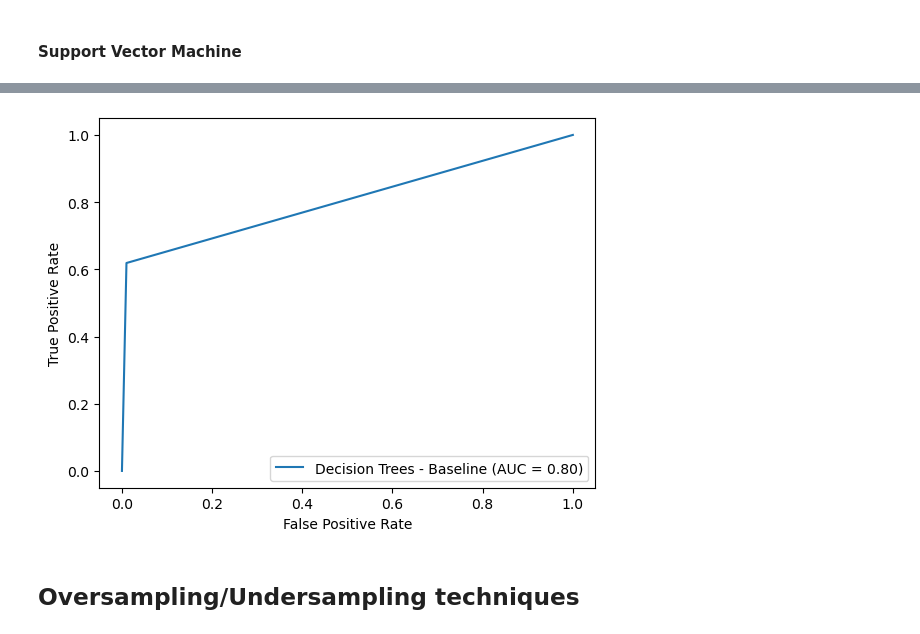
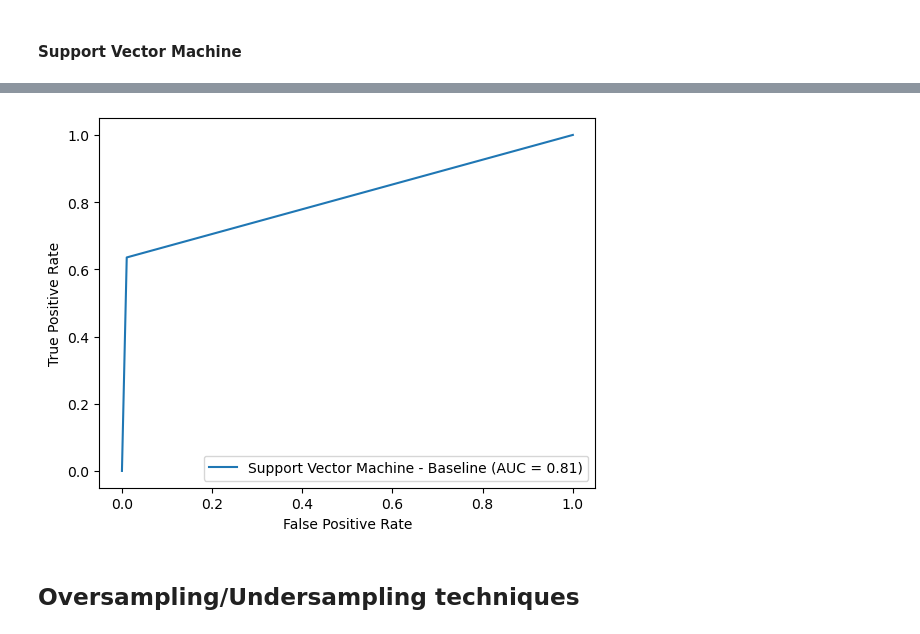
Before and after one commit to kiriakospapa/Text-Mining-Project, a Jupyter notebook: code.ipynb, the cells around one changed output, grey strips where cells are left out. Saved outputs shown, nothing was run; the diff lists cells and outputs as text; code cells hidden in the pictures.

Commit message:
changed to linear support vector machine

```diff
--- a/code.ipynb
+++ b/code.ipynb
@@ -335,11 +323,11 @@ plot_roc(y_test, dectrees_baseline_pred, "Decision Trees - Baseline")
 # %% [markdown]
 #### Support Vector Machine
 # %%
-from sklearn.svm import SVC
+from sklearn.svm import LinearSVC
 
 # Define the pipeline
 pipe = Pipeline([('vectorize', training_vectorizer),
-                 ('clf', SVC())]) # The default is 100. With 100 iterations we didn't reach to convergence.
+                 ('clf', LinearSVC())])
 # Train the pipeline
 pipe.fit(X_train['description'].values.astype('U'), y_train)
 # %% [output]
@@ -352,8 +349,8 @@ print(classification_report(y_test, svm_baseline_pred))
 # %%
 # Get the roc score and plot the roc curve
-plot_roc(y_test, dectrees_baseline_pred, "Support Vector Machine - Baseline")
+plot_roc(y_test, svm_baseline_pred, "Support Vector Machine - Baseline")
 # %% [output]
-[figure, old version]
+[figure, new version]
 # %% [markdown]
 ## Oversampling/Undersampling techniques
 # %% [markdown]
```
Also changed, not shown: parts of 12 cells of this notebook.
